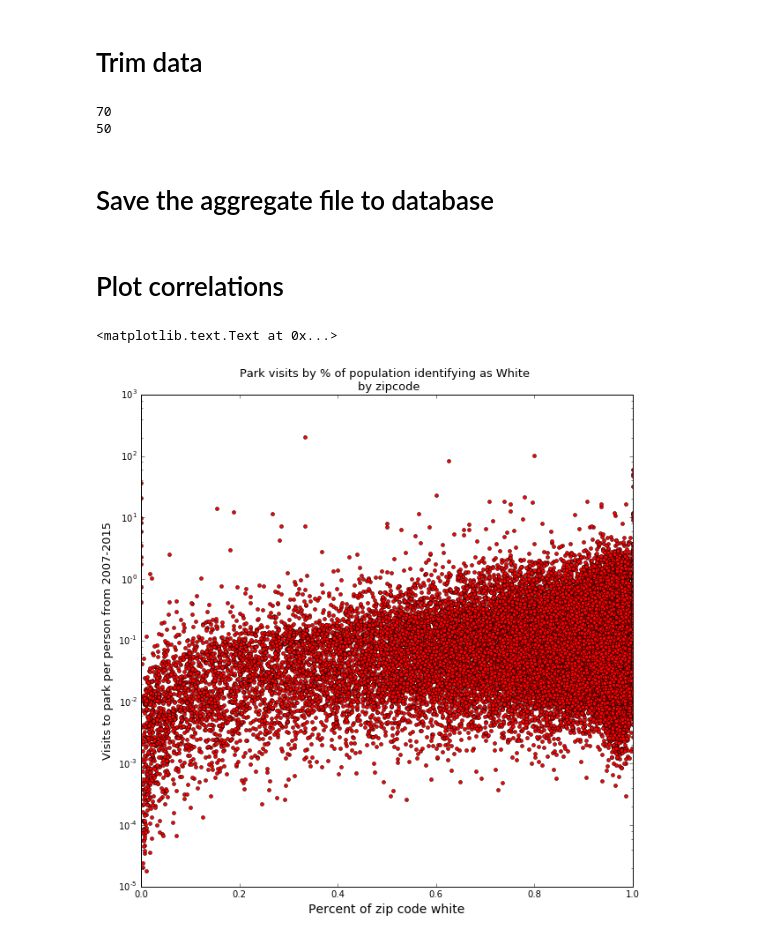
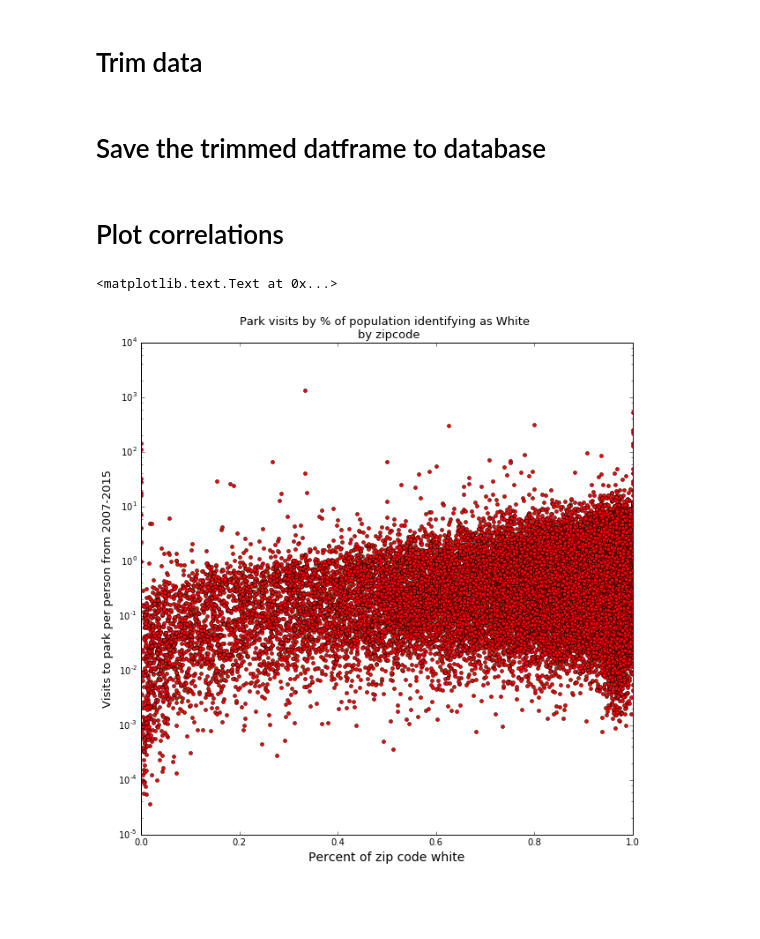
Before and after one commit to mrubash1/greenspace, a Jupyter notebook: python/geospatial_test/geo_test1_v1.ipynb, the cells around one changed output. Drawn from its saved outputs; the diff is of its cells as text; code cells hidden in the pictures; blank space fills up the shorter version.

```diff
--- a/python/geospatial_test/geo_test1_v1.ipynb
+++ b/python/geospatial_test/geo_test1_v1.ipynb
@@ -105,10 +75,16 @@ aggregate_df.rename(columns={'Annual Aggregate Family Income': 'Annual_Aggregate
+# %%
+#rename columns without spaces
+aggregate_df.rename(columns={' CustZip': 'CustZip'},inplace=True)
+aggregate_df.rename(columns={' CustState': 'CustState'},inplace=True)
+aggregate_df.rename(columns={' CustCountry': 'Custcountry'},inplace=True)
+#aggregate_df.iloc[0]['Custcountry']
 # %% [markdown]
 # Create new columns
 # %%
 #get the utilization_factors into the dataframe
-aggregate_df['utilization_factor_unique_visit'] = pd.Series(
+aggregate_df['util_unique'] = pd.Series(
     (aggregate_df.sum_dur / aggregate_df.Population))
-aggregate_df['utilization_factor_total_nights_stayed']= pd.Series(
+aggregate_df['util_days']= pd.Series(
     (aggregate_df.sum_persnight  / aggregate_df.Population))
 # %%
 '''
@@ -181,0 +150,4 @@ This 16366.160920 should equal that 16366.160920
+# %%
+#get percent of people who are high school educated
+aggregate_df['non_hs_educated'] = pd.Series(
+    (aggregate_df.Less_than_high_school_graduate / aggregate_df.Total_reported_education_per_zip))
@@ -186,18 +161,19 @@ This 16366.160920 should equal that 16366.160920
-# %%
-#drop all columns that do not have a lat/long
-truncated_df=aggregate_df.copy()
-print len(truncated_df.columns)
-columns_to_drop=['qpartysize25','qpartysize50', 'qpartysize75', 'qleadt25', 'qleadt50', 'qleadt75',\
-                 'qdur25', 'qdur50', 'qdur75', 'qdist25', 'qdist50', 'qdist75','MedianAgeMale',\
-                 'MedianAgeFemale',u'Households2Person', u'Households3Person','Households4Person',\
-                 'Households5Person', u'Households6Person','Households7PlusPerson']
-truncated_df.drop(columns_to_drop, inplace=True,axis=1)
-print len(truncated_df.columns)
-# %% [output]
-70
-50
+# %%
+#create the data to send to Cartos DB and use for the graphing
+regression_df=aggregate_df[[
+        'CustZip',
+        'CustState',
+        'per_family_annual_income',
+        'non_hs_educated',
+        'PopulationRaceWhite',
+        'D2NF_km',
+        'util_days']]
+#rename the distance column
+regression_df.rename(columns={'D2NF_km': 'Dist_to_park'},inplace=True)
+#print random entry
+regression_df.iloc[81]
 # %% [markdown]
-# Save the aggregate file to database
+# Save the trimmed datframe to database
 # %%
 #save the dataframe to a csv
 file_location=github_folder + 'processed_data/'
@@ -208,13 +184,13 @@ truncated_df.to_csv(file_location+file_name, sep=',')
 # %%
 %matplotlib inline
 plt.figure(figsize=(10,10))
-plt.semilogy(aggregate_df['PopulationRaceWhite'],aggregate_df['utilization_factor_unique_visit'],'ro',markersize = 4)
+plt.semilogy(regression_df['PopulationRaceWhite'],regression_df['util_days'],'ro',markersize = 4)
 plt.xlabel('Percent of zip code white',size=14)
 plt.ylabel('Visits to park per person from 2007-2015', size=13)
 plt.title('Park visits by % of population identifying as White \n by zipcode', size=13)
 # %% [output]
 <matplotlib.text.Text at 0x...>
-[figure, old version]
+[figure, new version]
 # %%
 %matplotlib inline
 plt.figure(figsize=(10,10))
```
Also changed, not shown: parts of 18 cells of this notebook, 1 other file.
